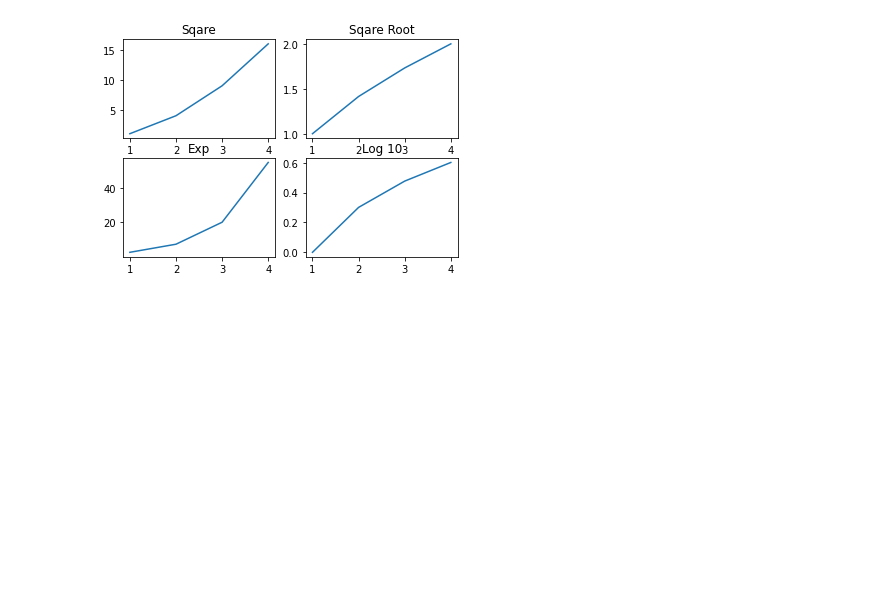
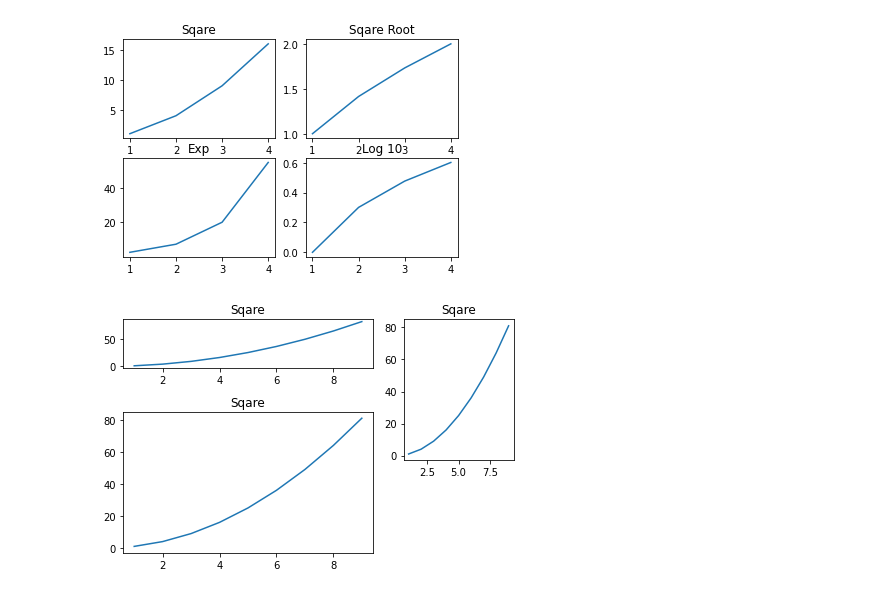
Before and after one commit to imtiaz70/matplotlib, a Jupyter notebook: matplotlibPractice.ipynb, the cells around one changed output. Saved outputs shown, nothing was run; the diff lists cells and outputs as text; code cells hidden in the pictures; blank space fills up the shorter version.

Commit message:
multiGraph

```diff
--- a/matplotlibPractice.ipynb
+++ b/matplotlibPractice.ipynb
@@ -66,3 +69,24 @@ a[1][1].set_title("Log 10")
 [1 2 3 4]
 Text(0.5, 1.0, 'Log 10')
 [figure]
+# %%
+a1 = plt.subplot2grid((3,3),(0,0),colspan=2)
+a2 = plt.subplot2grid((3,3),(0,2),rowspan=2)
+a3 = plt.subplot2grid((3,3),(1,0),rowspan=2 , colspan=2)
+
+import numpy as np
+x = np.arange(1,10)
+
+a2.plot(x,x*x)
+a2.set_title("Sqare")
+
+a1.plot(x,x*x)
+a1.set_title("Sqare")
+
+a3.plot(x,x*x)
+a3.set_title("Sqare")
+
+plt.tight_layout()
+plt.show()
+# %% [output]
+[figure, added]
```
Also changed, not shown: parts of 1 cell of this notebook.
